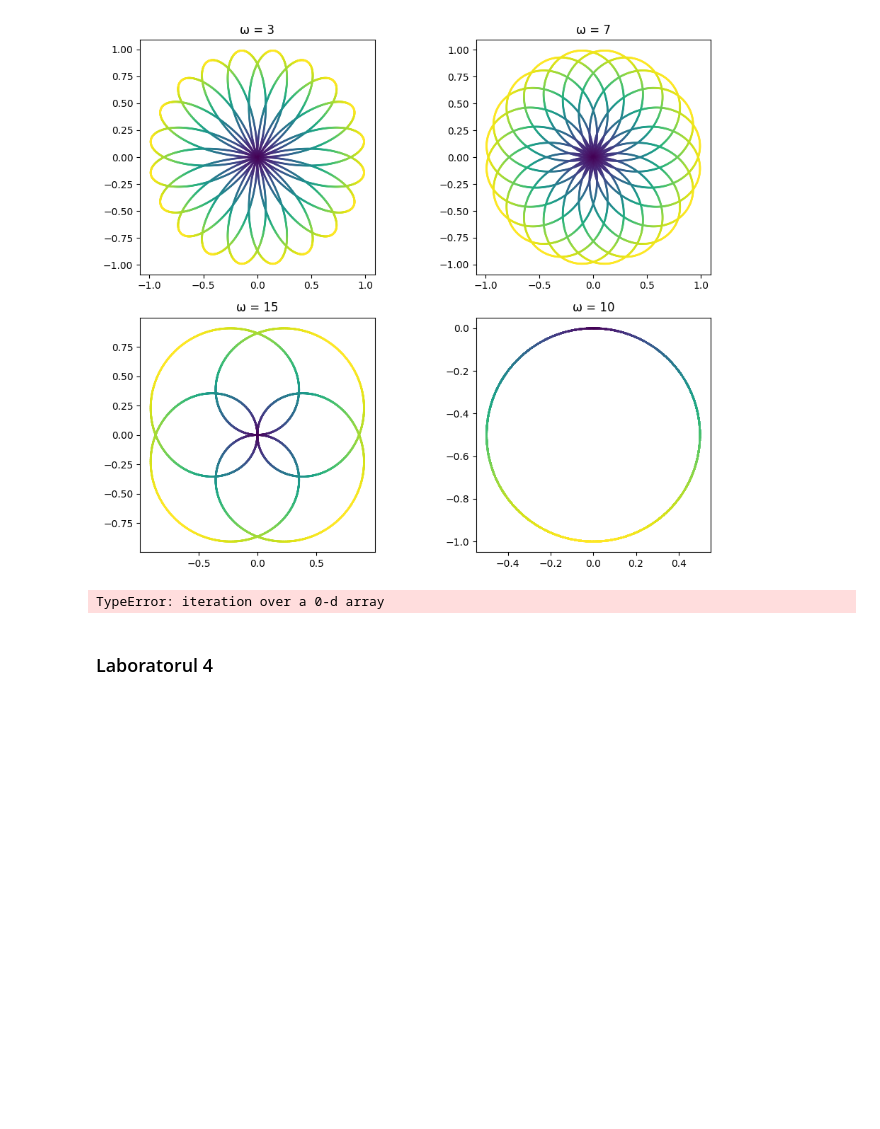
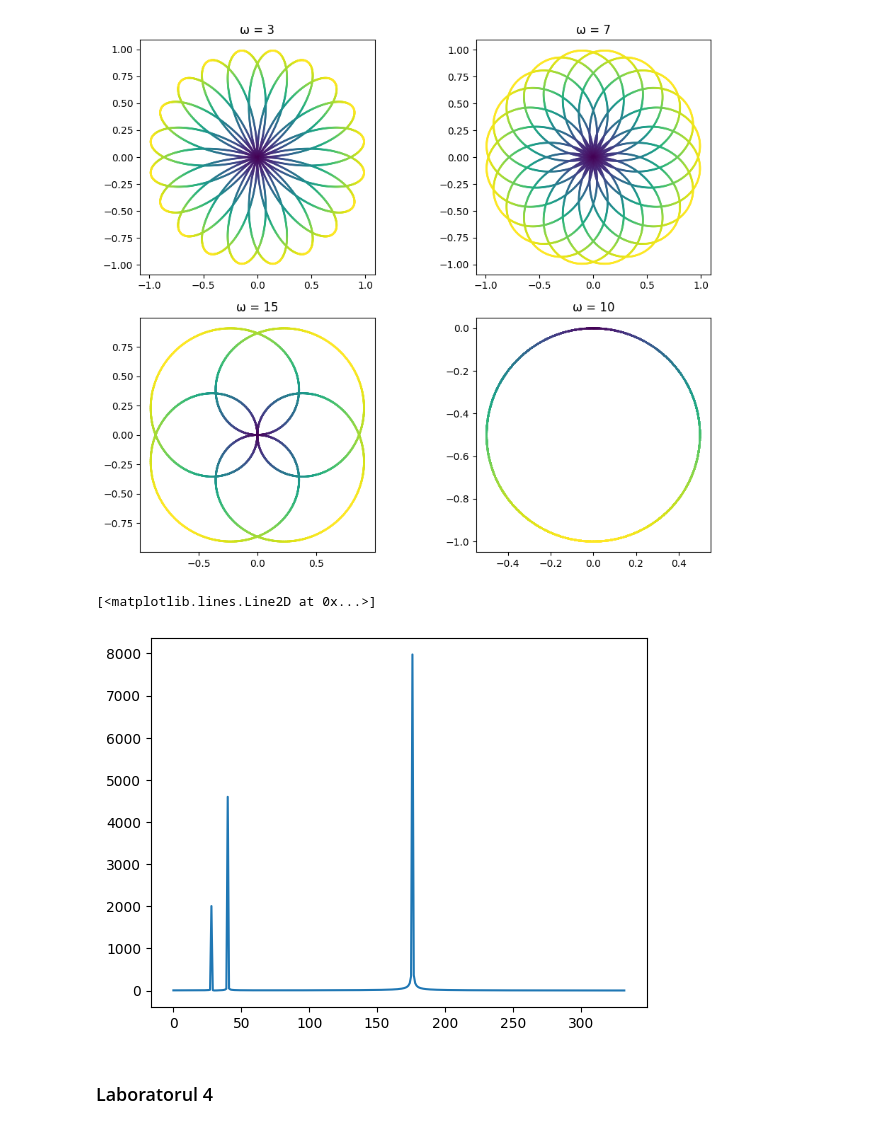
Before and after one commit to teofilq/signal-processing, a Jupyter notebook: test.ipynb, the cells around one changed output. Saved outputs shown, nothing was run; the diff lists cells and outputs as text; code cells hidden in the pictures; blank space fills up the shorter version.

```diff
--- a/test.ipynb
+++ b/test.ipynb
@@ -426,29 +426,29 @@ plt.show()
 # %%
 #ex3
 f = 10
 f2 = 7
 f3 = 44
 fe = 1000
 ft = 3
-T = 1
+T = 4
 N = T * fe
 
 t = np.linspace(0,T,N)
-s1 = np.sin(2*np.pi*f*t)
+s1 =np.sin(2*np.pi*f*t)
 s2 = np.sin(2*np.pi*f2*t+np.pi/5)
 s3 = np.cos(2*np.pi*f3*t)
-
 fourier_matrix = np.array([[np.exp(-2j * np.pi * m * n / N) for n in range(N)] for m in range(N)])
 
+s = 2.3*s1+s2+4*s3
 
-x = s1+s2+s3
+sf = np.matmul(fourier_matrix, s)
 
-y = np.array(N)
-y = np.matmul(fourier_matrix, x)
-y =
-print(y[:10])
+sfabs = np.abs(sf)
+
+plt.plot(sfabs[:N//12])
 # %% [output]
-TypeError: iteration over a 0-d array
+[<matplotlib.lines.Line2D at 0x...>]
+[figure, added]
 # %% [markdown]
 ### Laboratorul 4
 # %% [markdown]
```
Also changed, not shown: 15 other files.
